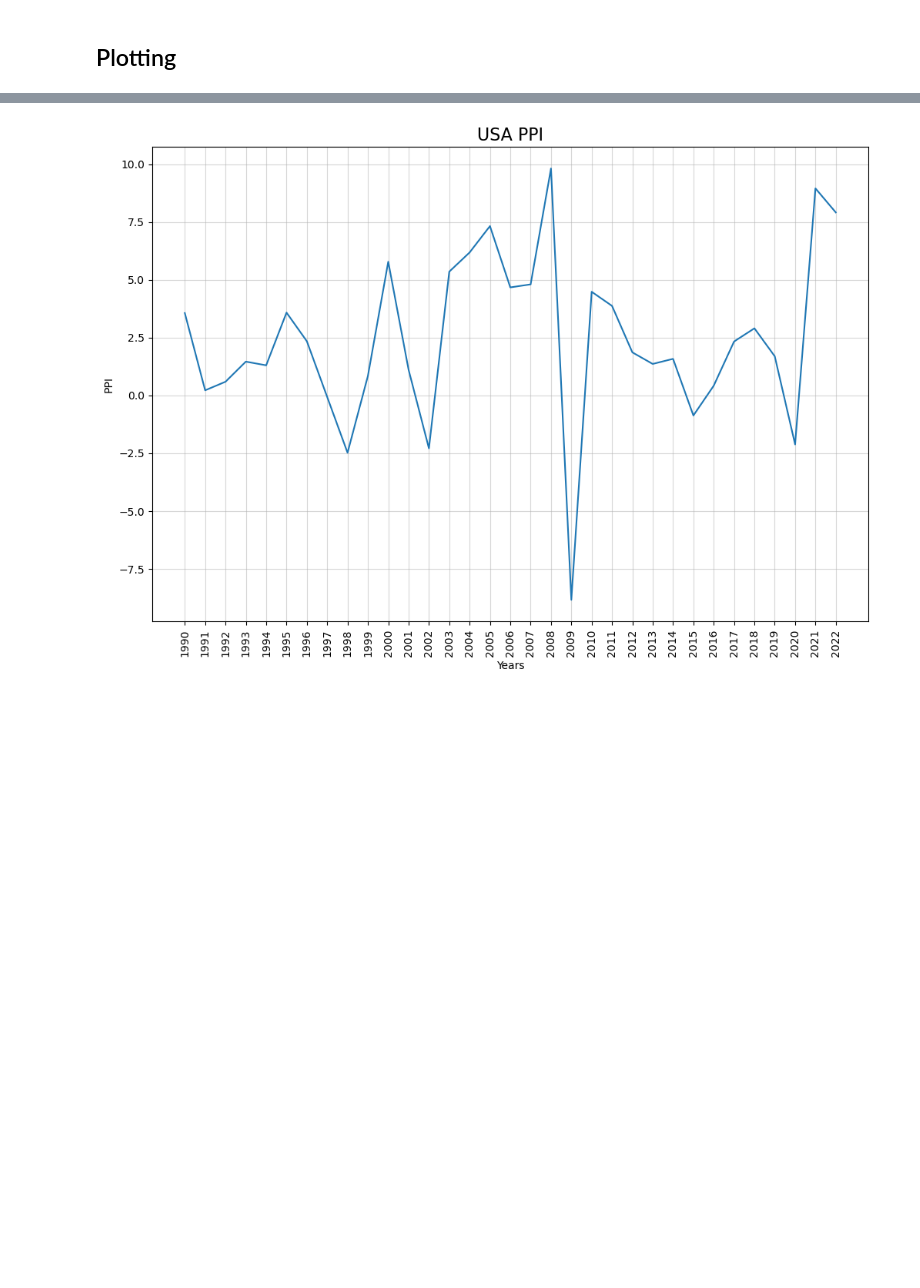
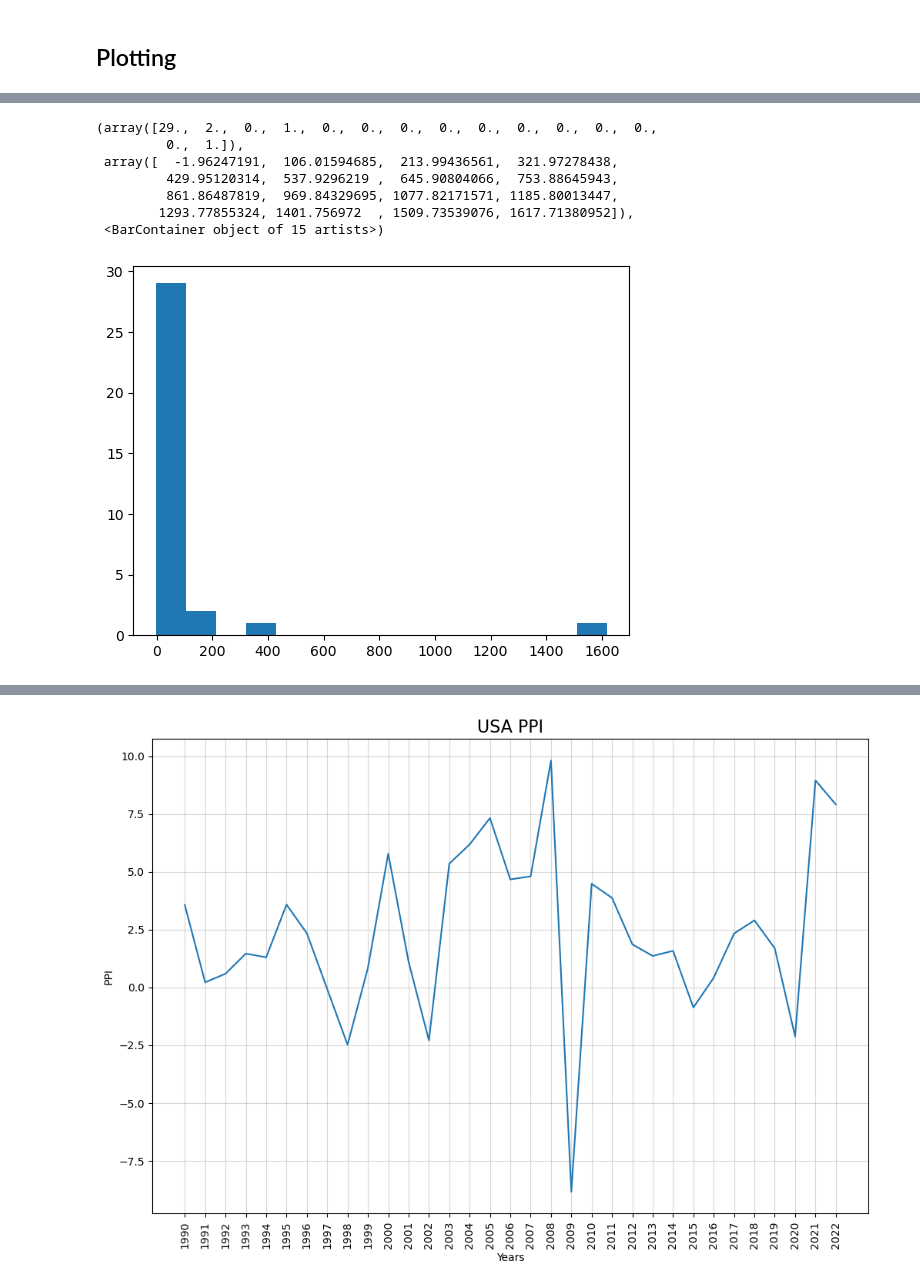
Before and after one commit to heatherrichardson300/Project_1_Inflation, a Jupyter notebook: Heather_work/Data/analysis1.ipynb, the cells around one changed output, grey strips where cells are left out. Saved outputs shown, nothing was run; the diff lists cells and outputs as text; code cells hidden in the pictures; blank space fills up the shorter version.

```diff
--- a/Heather_work/Data/analysis1.ipynb
+++ b/Heather_work/Data/analysis1.ipynb
@@ -207,0 +272,11 @@ Name: 776, dtype: float64
+# %%
+plt.hist(global_averages_df, bins = 15)
+# %% [output]
+(array([29.,  2.,  0.,  1.,  0.,  0.,  0.,  0.,  0.,  0.,  0.,  0.,  0.,
+         0.,  1.]),
+ array([  -1.96247191,  106.01594685,  213.99436561,  321.97278438,
+         429.95120314,  537.9296219 ,  645.90804066,  753.88645943,
+         861.86487819,  969.84329695, 1077.82171571, 1185.80013447,
+        1293.77855324, 1401.756972  , 1509.73539076, 1617.71380952]),
+ <BarContainer object of 15 artists>)
+[figure, added]
```
Also changed, not shown: parts of 12 cells of this notebook.
